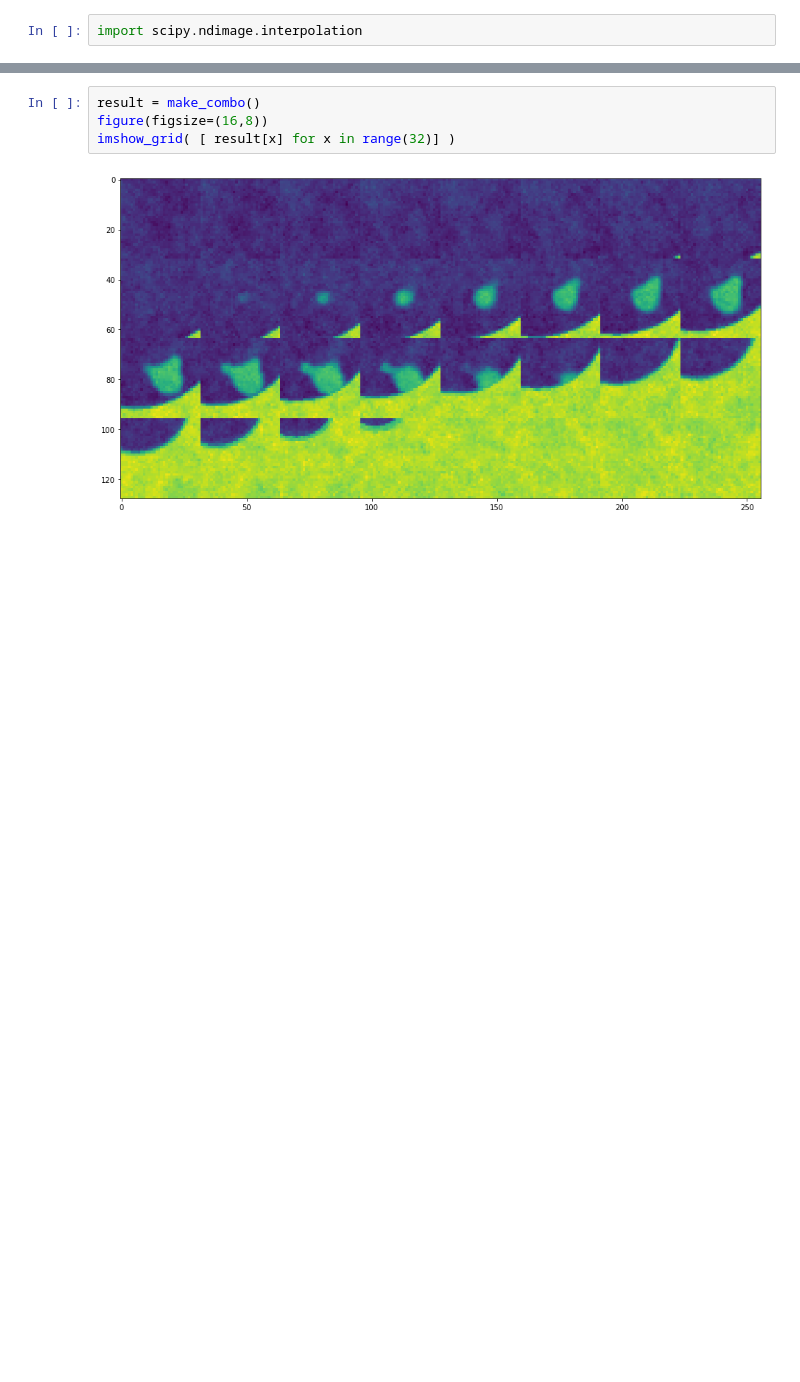
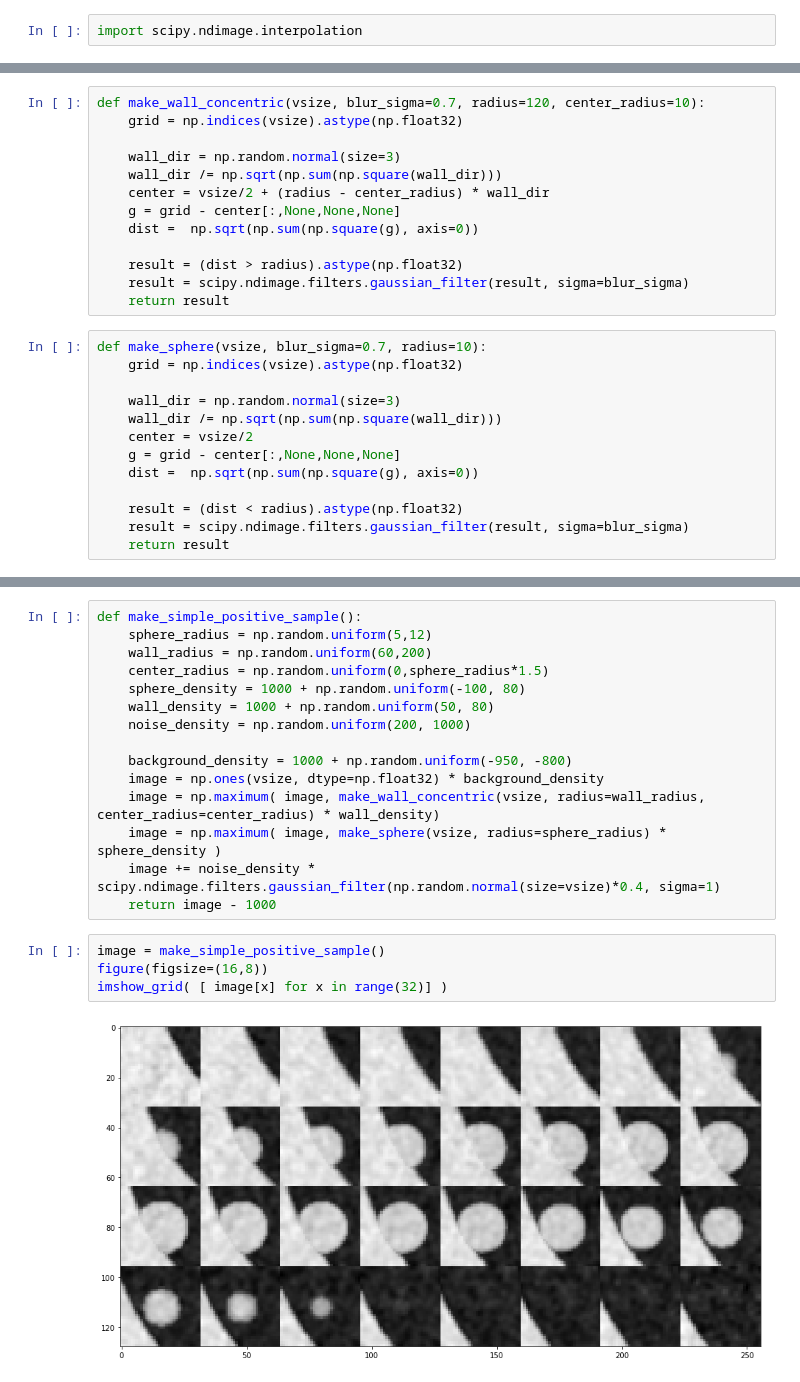
Before and after one commit to aizvorski/ndsb17, a Jupyter notebook: Synthetic_Set_Generator.ipynb, the cells around one changed output, grey strips where cells are left out. Drawn from its saved outputs; the diff is of its cells as text; blank space fills up the shorter version.

```diff
--- a/Synthetic_Set_Generator.ipynb
+++ b/Synthetic_Set_Generator.ipynb
@@ -71,0 +108,26 @@ def make_combo():
+# %%
+def make_wall_concentric(vsize, blur_sigma=0.7, radius=120, center_radius=10):
+    grid = np.indices(vsize).astype(np.float32)
+
+    wall_dir = np.random.normal(size=3)
+    wall_dir /= np.sqrt(np.sum(np.square(wall_dir)))
+    center = vsize/2 + (radius - center_radius) * wall_dir
+    g = grid - center[:,None,None,None]
+    dist =  np.sqrt(np.sum(np.square(g), axis=0))
+
+    result = (dist > radius).astype(np.float32)
+    result = scipy.ndimage.filters.gaussian_filter(result, sigma=blur_sigma)
+    return result
+# %%
+def make_sphere(vsize, blur_sigma=0.7, radius=10):
+    grid = np.indices(vsize).astype(np.float32)
+
+    wall_dir = np.random.normal(size=3)
+    wall_dir /= np.sqrt(np.sum(np.square(wall_dir)))
+    center = vsize/2
+    g = grid - center[:,None,None,None]
+    dist =  np.sqrt(np.sum(np.square(g), axis=0))
+
+    result = (dist < radius).astype(np.float32)
+    result = scipy.ndimage.filters.gaussian_filter(result, sigma=blur_sigma)
+    return result
@@ -72,7 +142,22 @@ def make_combo():
+# %%
+def make_simple_positive_sample():
+    sphere_radius = np.random.uniform(5,12)
+    wall_radius = np.random.uniform(60,200)
+    center_radius = np.random.uniform(0,sphere_radius*1.5)
+    sphere_density = 1000 + np.random.uniform(-100, 80)
+    wall_density = 1000 + np.random.uniform(50, 80)
+    noise_density = np.random.uniform(200, 1000)
+
+    background_density = 1000 + np.random.uniform(-950, -800)
+    image = np.ones(vsize, dtype=np.float32) * background_density
+    image = np.maximum( image, make_wall_concentric(vsize, radius=wall_radius, center_radius=center_radius) * wall_density)
+    image = np.maximum( image, make_sphere(vsize, radius=sphere_radius) * sphere_density )
+    image += noise_density * scipy.ndimage.filters.gaussian_filter(np.random.normal(size=vsize)*0.4, sigma=1)
+    return image - 1000
 # %%
-result = make_combo()
+image = make_simple_positive_sample()
 figure(figsize=(16,8))
-imshow_grid( [ result[x] for x in range(32)] )
+imshow_grid( [ image[x] for x in range(32)] )
 # %% [output]
-[figure, old version]
+[figure, new version]
 # %%
```
Also changed, not shown: parts of 16 cells of this notebook.
